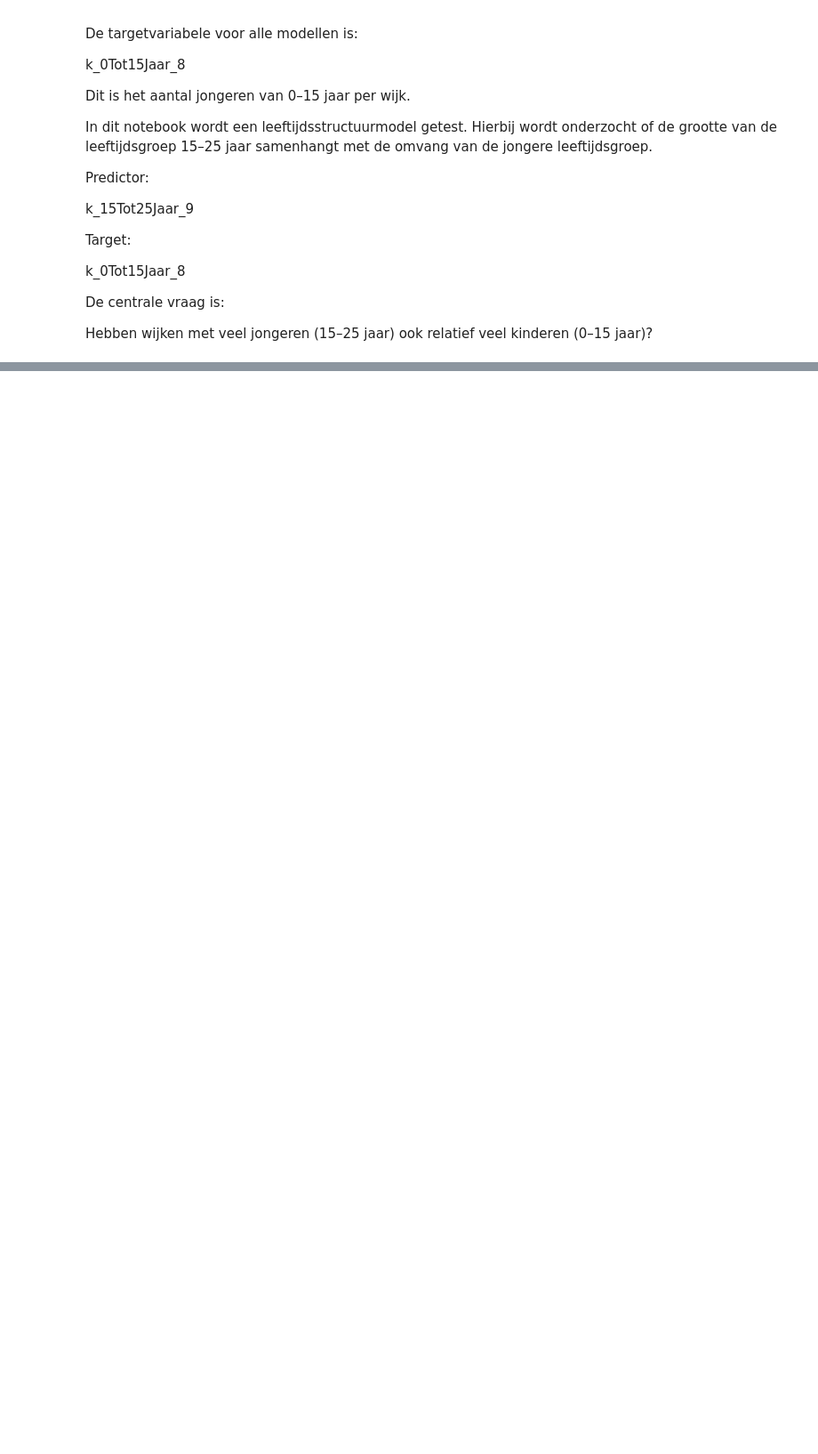
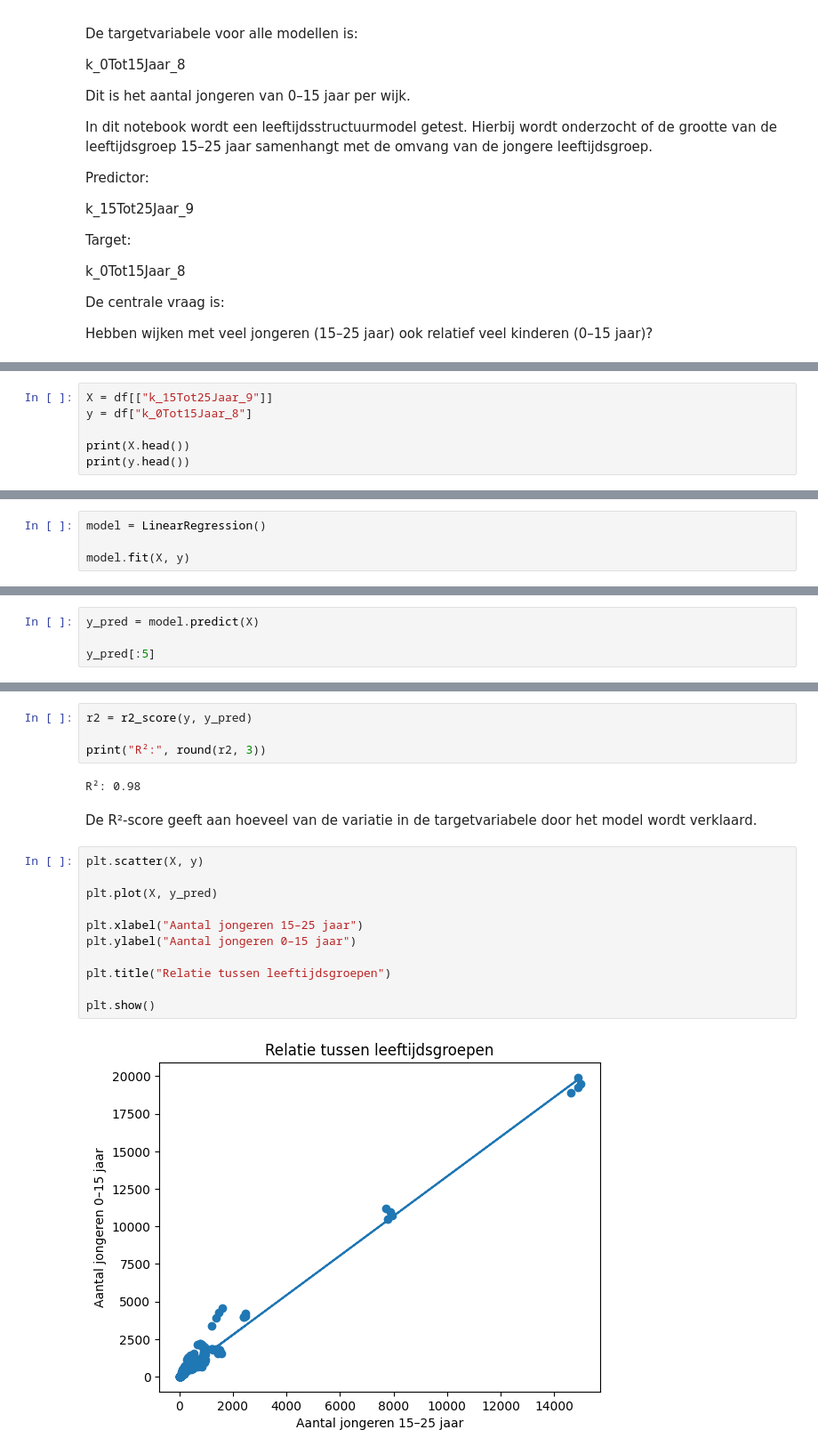
Before and after one commit to Ismael-991/almere-jeugd-voorspelling, a Jupyter notebook: notebooks/individual/Faysal_notebook.ipynb, the cells around one changed output, grey strips where cells are left out. Shown at 89% size. Cells and saved outputs as stored; diff of their text form; blank space fills up the shorter version.

```diff
--- a/notebooks/individual/Faysal_notebook.ipynb
+++ b/notebooks/individual/Faysal_notebook.ipynb
@@ -446,0 +457,6 @@ df.head()
+# %%
+X = df[["k_15Tot25Jaar_9"]]
+y = df["k_0Tot15Jaar_8"]
+
+print(X.head())
+print(y.head())
@@ -446,0 +482,4 @@ df.head()
+# %%
+model = LinearRegression()
+
+model.fit(X, y)
@@ -446,0 +491,4 @@ df.head()
+# %%
+y_pred = model.predict(X)
+
+y_pred[:5]
@@ -446,0 +500,21 @@ df.head()
+# %%
+r2 = r2_score(y, y_pred)
+
+print("R²:", round(r2, 3))
+# %% [output]
+R²: 0.98
+# %% [markdown]
+De R²-score geeft aan hoeveel van de variatie in de targetvariabele door het model wordt verklaard.
+# %%
+plt.scatter(X, y)
+
+plt.plot(X, y_pred)
+
+plt.xlabel("Aantal jongeren 15–25 jaar")
+plt.ylabel("Aantal jongeren 0–15 jaar")
+
+plt.title("Relatie tussen leeftijdsgroepen")
+
+plt.show()
+# %% [output]
+[figure, added]
```
Also changed, not shown: parts of 9 cells of this notebook.
